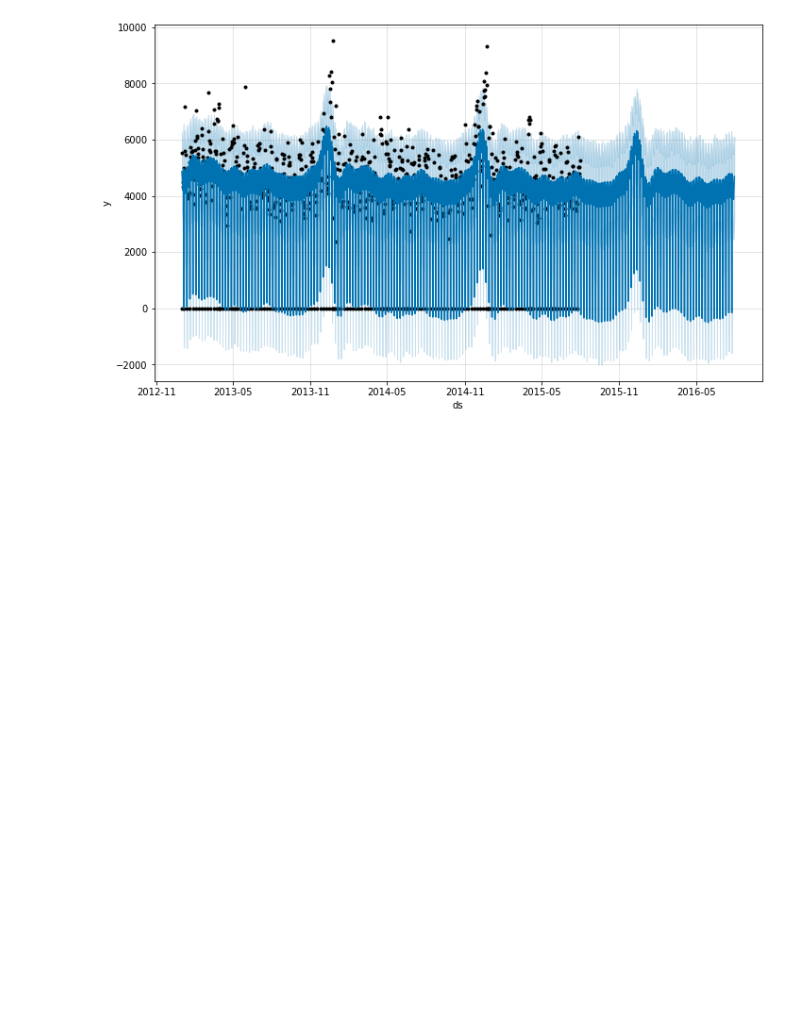
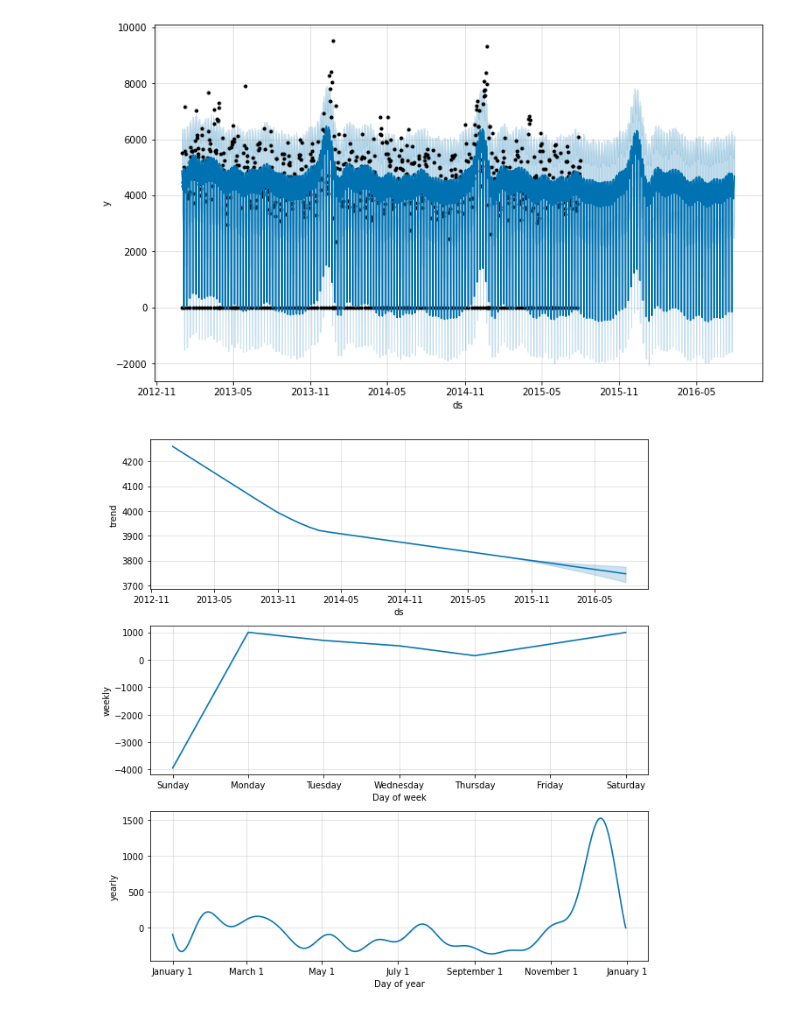
Before and after one commit to sduprey/timeseries_ressources, a Jupyter notebook: Prophet_Rossman.ipynb, the cells around one changed output. Saved outputs shown, nothing was run; the diff lists cells and outputs as text; code cells hidden in the pictures; blank space fills up the shorter version.

```diff
--- a/Prophet_Rossman.ipynb
+++ b/Prophet_Rossman.ipynb
@@ -150,3 +150,7 @@ forecast.tail()
 m.plot(forecast);
 # %% [output]
 [figure]
+# %%
+m.plot_components(forecast);
+# %% [output]
+[figure, added]
```
Also changed, not shown: parts of 30 cells of this notebook, 2 other files.
